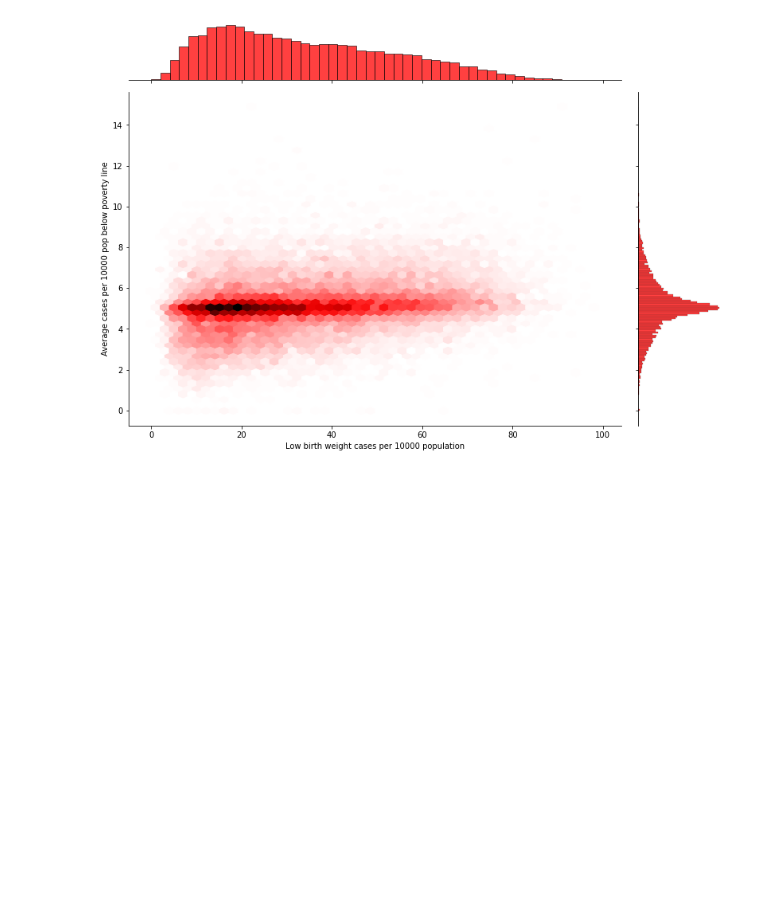
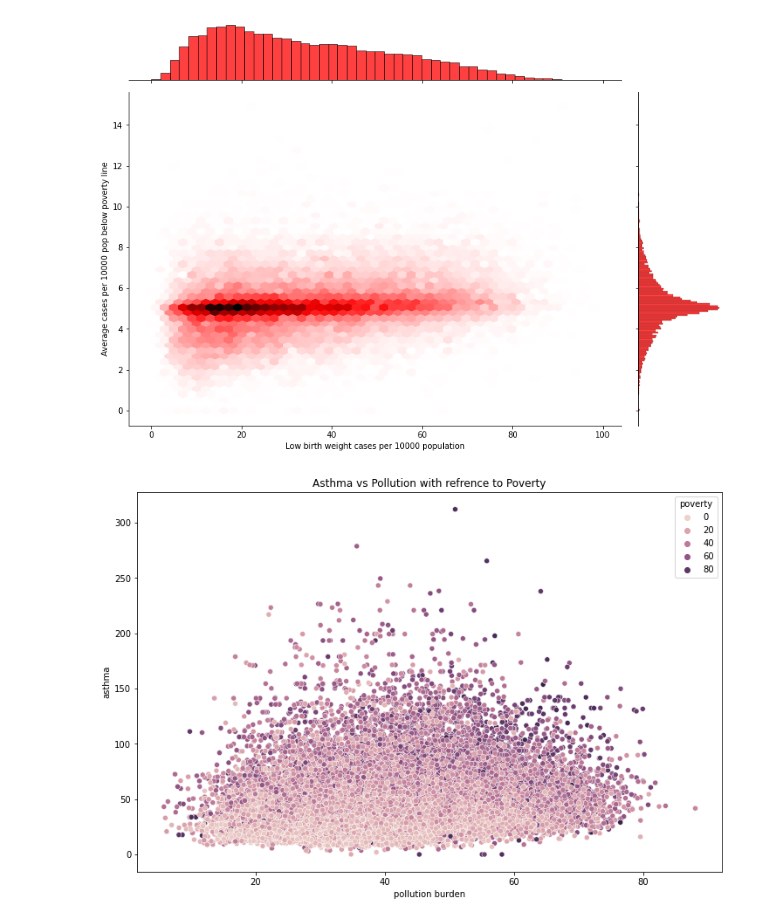
Before and after one commit to gigi-codes/warehouse_density, a Jupyter notebook: Marshall/EDA/All_enviro_EDA.ipynb, the cells around one changed output. Cells and saved outputs as stored; diff of their text form; code cells hidden in the pictures; blank space fills up the shorter version.

```diff
--- a/Marshall/EDA/All_enviro_EDA.ipynb
+++ b/Marshall/EDA/All_enviro_EDA.ipynb
@@ -157,3 +162,10 @@ plt.gcf().set_size_inches(12,8)
 plt.show()
 # %% [output]
 [figure]
+# %%
+sns.scatterplot(x= 'pollution burden', y ='asthma', data = all_enviro, hue="poverty")
+plt.title('Asthma vs Pollution with refrence to Poverty')
+plt.gcf().set_size_inches(12,8)
+plt.show()
+# %% [output]
+[figure, added]
```
Also changed, not shown: parts of 4 cells of this notebook, 2 other files.
